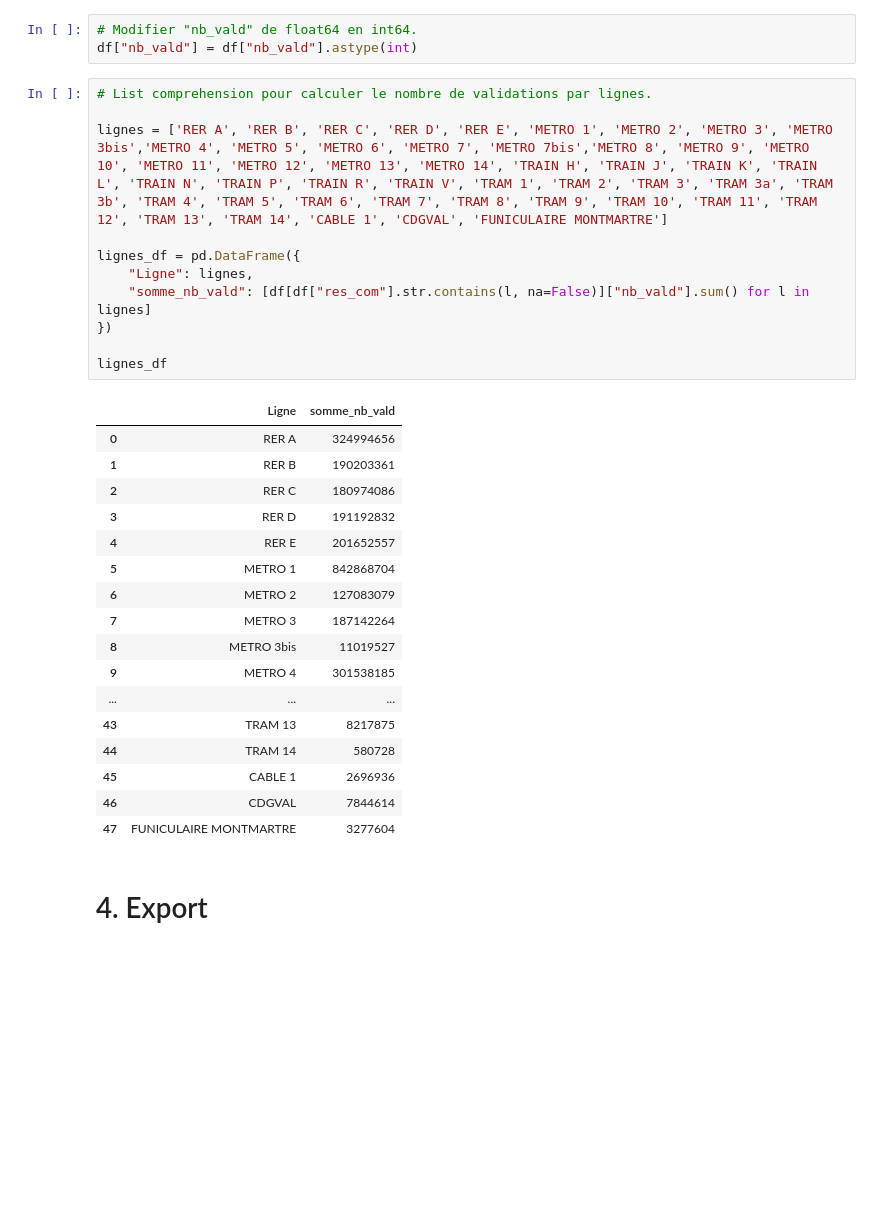
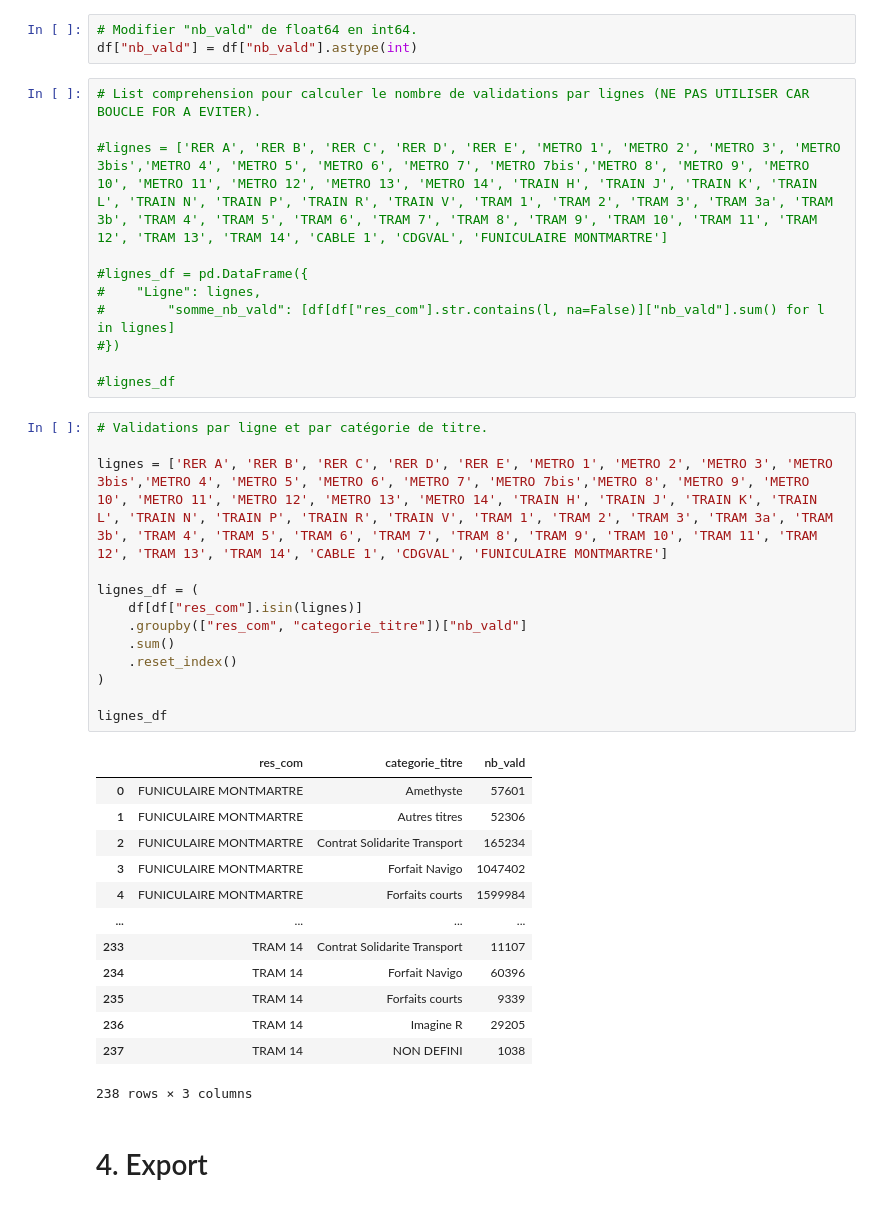
Before and after one commit to m1111111ke/idfm, a Jupyter notebook: notebooks/1_idfm.ipynb, the cells around one changed output. Drawn from its saved outputs; the diff is of its cells as text; blank space fills up the shorter version.

Commit message:
Annuler utilisation boucle for pour validations par ligne et utiliser autre méthode

```diff
--- a/notebooks/1_idfm.ipynb
+++ b/notebooks/1_idfm.ipynb
@@ -717,34 +717,43 @@ memory usage: 418.3+ MB
 # Modifier "nb_vald" de float64 en int64.
 df["nb_vald"] = df["nb_vald"].astype(int)
 # %%
-# List comprehension pour calculer le nombre de validations par lignes.
+# List comprehension pour calculer le nombre de validations par lignes (NE PAS UTILISER CAR BOUCLE FOR A EVITER).
 
-lignes = ['RER A', 'RER B', 'RER C', 'RER D', 'RER E', 'METRO 1', 'METRO 2', 'METRO 3', 'METRO 3bis','METRO 4', 'METRO 5', 'METRO 6', 'METRO 7', 'METRO 7bis','METRO 8', 'METRO 9', 'METRO 10', 'METRO 11', 'METRO 12', 'METRO 13', 'METRO 14', 'TRAIN H', 'TRAIN J', 'TRAIN K', 'TRAIN L', 'TRAIN N', 'TRAIN P', 'TRAIN R', 'TRAIN V', 'TRAM 1', 'TRAM 2', 'TRAM 3', 'TRAM 3a', 'TRAM 3b', 'TRAM 4', 'TRAM 5', 'TRAM 6', 'TRAM 7', 'TRAM 8', 'TRAM 9', 'TRAM 10', 'TRAM 11', 'TRAM 12', 'TRAM 13', 'TRAM 14', 'CABLE 1', 'CDGVAL', 'FUNICULAIRE MONTMARTRE']
+#lignes = ['RER A', 'RER B', 'RER C', 'RER D', 'RER E', 'METRO 1', 'METRO 2', 'METRO 3', 'METRO 3bis','METRO 4', 'METRO 5', 'METRO 6', 'METRO 7', 'METRO 7bis','METRO 8', 'METRO 9', 'METRO 10', 'METRO 11', 'METRO 12', 'METRO 13', 'METRO 14', 'TRAIN H', 'TRAIN J', 'TRAIN K', 'TRAIN L', 'TRAIN N', 'TRAIN P', 'TRAIN R', 'TRAIN V', 'TRAM 1', 'TRAM 2', 'TRAM 3', 'TRAM 3a', 'TRAM 3b', 'TRAM 4', 'TRAM 5', 'TRAM 6', 'TRAM 7', 'TRAM 8', 'TRAM 9', 'TRAM 10', 'TRAM 11', 'TRAM 12', 'TRAM 13', 'TRAM 14', 'CABLE 1', 'CDGVAL', 'FUNICULAIRE MONTMARTRE']
 
-lignes_df = pd.DataFrame({
-    "Ligne": lignes,
-    "somme_nb_vald": [df[df["res_com"].str.contains(l, na=False)]["nb_vald"].sum() for l in lignes]
-})
+#lignes_df = pd.DataFrame({
+#    "Ligne": lignes,
+#        "somme_nb_vald": [df[df["res_com"].str.contains(l, na=False)]["nb_vald"].sum() for l in lignes]
+#})
 
-lignes_df
+#lignes_df
-# %% [output]
-|  | Ligne | somme_nb_vald |
-| 0 | RER A | 324994656 |
-| 1 | RER B | 190203361 |
-| 2 | RER C | 180974086 |
-| 3 | RER D | 191192832 |
-| 4 | RER E | 201652557 |
-| 5 | METRO 1 | 842868704 |
-| 6 | METRO 2 | 127083079 |
-| 7 | METRO 3 | 187142264 |
-| 8 | METRO 3bis | 11019527 |
-| 9 | METRO 4 | 301538185 |
-| ... | ... | ... |
-| 43 | TRAM 13 | 8217875 |
-| 44 | TRAM 14 | 580728 |
-| 45 | CABLE 1 | 2696936 |
-| 46 | CDGVAL | 7844614 |
-| 47 | FUNICULAIRE MONTMARTRE | 3277604 |
+# %%
+# Validations par ligne et par catégorie de titre.
+
+lignes = ['RER A', 'RER B', 'RER C', 'RER D', 'RER E', 'METRO 1', 'METRO 2', 'METRO 3', 'METRO 3bis','METRO 4', 'METRO 5', 'METRO 6', 'METRO 7', 'METRO 7bis','METRO 8', 'METRO 9', 'METRO 10', 'METRO 11', 'METRO 12', 'METRO 13', 'METRO 14', 'TRAIN H', 'TRAIN J', 'TRAIN K', 'TRAIN L', 'TRAIN N', 'TRAIN P', 'TRAIN R', 'TRAIN V', 'TRAM 1', 'TRAM 2', 'TRAM 3', 'TRAM 3a', 'TRAM 3b', 'TRAM 4', 'TRAM 5', 'TRAM 6', 'TRAM 7', 'TRAM 8', 'TRAM 9', 'TRAM 10', 'TRAM 11', 'TRAM 12', 'TRAM 13', 'TRAM 14', 'CABLE 1', 'CDGVAL', 'FUNICULAIRE MONTMARTRE']
+
+lignes_df = (
+    df[df["res_com"].isin(lignes)]
+    .groupby(["res_com", "categorie_titre"])["nb_vald"]
+    .sum()
+    .reset_index()
+)
+
+lignes_df
+# %% [output]
+|  | res_com | categorie_titre | nb_vald |
+| 0 | FUNICULAIRE MONTMARTRE | Amethyste | 57601 |
+| 1 | FUNICULAIRE MONTMARTRE | Autres titres | 52306 |
+| 2 | FUNICULAIRE MONTMARTRE | Contrat Solidarite Transport | 165234 |
+| 3 | FUNICULAIRE MONTMARTRE | Forfait Navigo | 1047402 |
+| 4 | FUNICULAIRE MONTMARTRE | Forfaits courts | 1599984 |
+| ... | ... | ... | ... |
+| 233 | TRAM 14 | Contrat Solidarite Transport | 11107 |
+| 234 | TRAM 14 | Forfait Navigo | 60396 |
+| 235 | TRAM 14 | Forfaits courts | 9339 |
+| 236 | TRAM 14 | Imagine R | 29205 |
+| 237 | TRAM 14 | NON DEFINI | 1038 |
+238 rows × 3 columns
 # %% [markdown]
 # 4. Export
 # %% [markdown]
```
Also changed, not shown: parts of 4 cells of this notebook.
